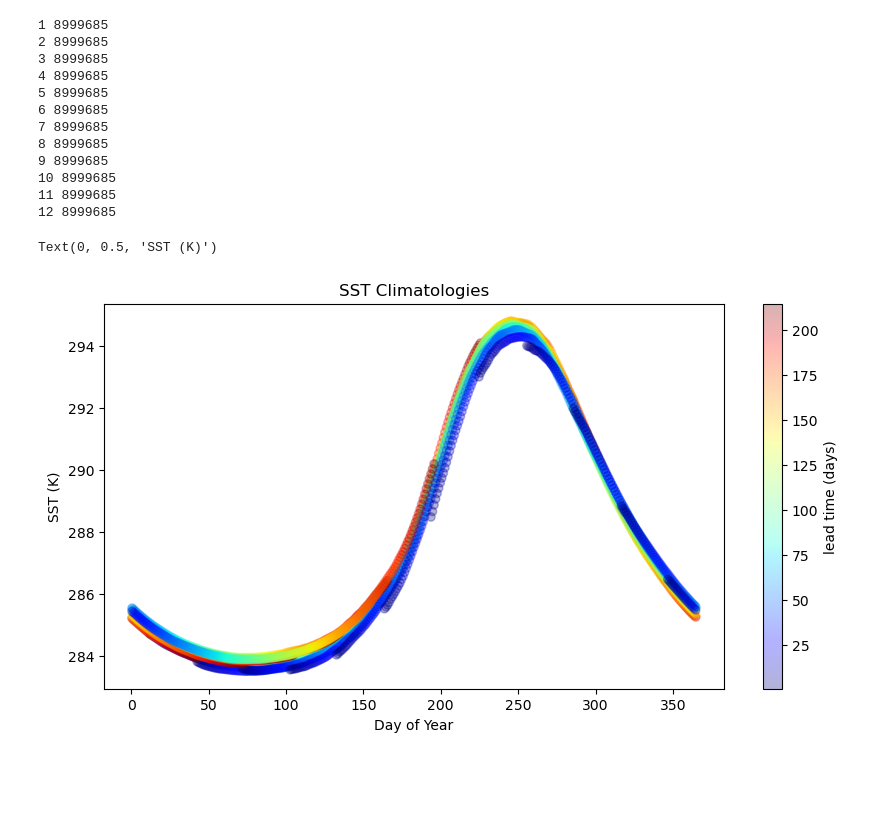
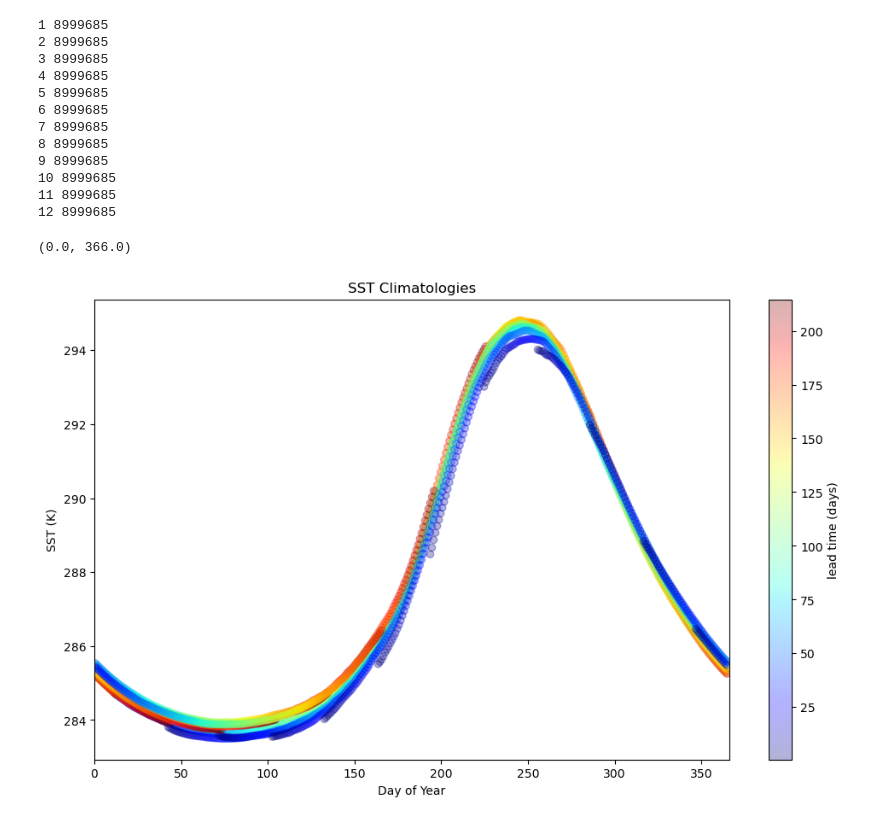
Before and after one commit to e-olson/MHW, a Jupyter notebook: MHW_Forecasts_New/checkClim.ipynb, the cells around one changed output. Cells and saved outputs as stored; diff of their text form; code cells hidden in the pictures; blank space fills up the shorter version.

```diff
--- a/MHW_Forecasts_New/checkClim.ipynb
+++ b/MHW_Forecasts_New/checkClim.ipynb
@@ -93,15 +93,16 @@ for mm in range(1,13):
 11 8999685
 12 8999685
 # %%
-fig,ax=plt.subplots(1,1,figsize=(10,5))
+fig,ax=plt.subplots(1,1,figsize=(12,7))
 for mm in range(1,13):
     t=(dt.datetime(2024,mm,1)-dt.datetime(2023,12,21)).total_seconds()/(24*3600)+ff[mm].leadtime.values/24
     t=t%365
     m=ax.scatter(t,ff[mm].tso.isel(lat=130,lon=200).values,c=ff[mm].leadtime.values/24,cmap=plt.get_cmap('jet'),alpha=.3)
 fig.colorbar(m,label='lead time (days)')
 ax.set_title('SST Climatologies')
 ax.set_xlabel('Day of Year')
 ax.set_ylabel('SST (K)')
+ax.set_xlim(0,366)
 # %% [output]
-Text(0, 0.5, 'SST (K)')
+(0.0, 366.0)
-[figure, old version]
+[figure, new version]
```
Also changed, not shown: parts of 2 cells of this notebook, 4 other files.
